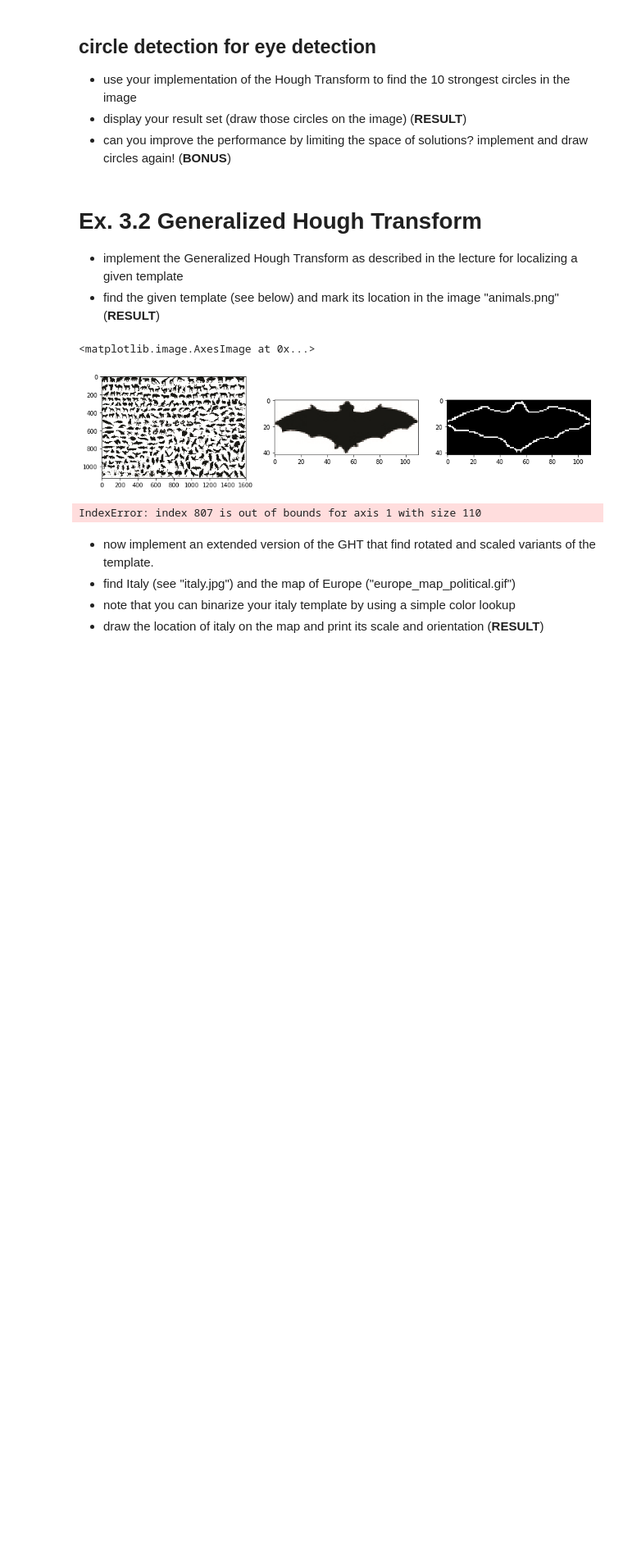
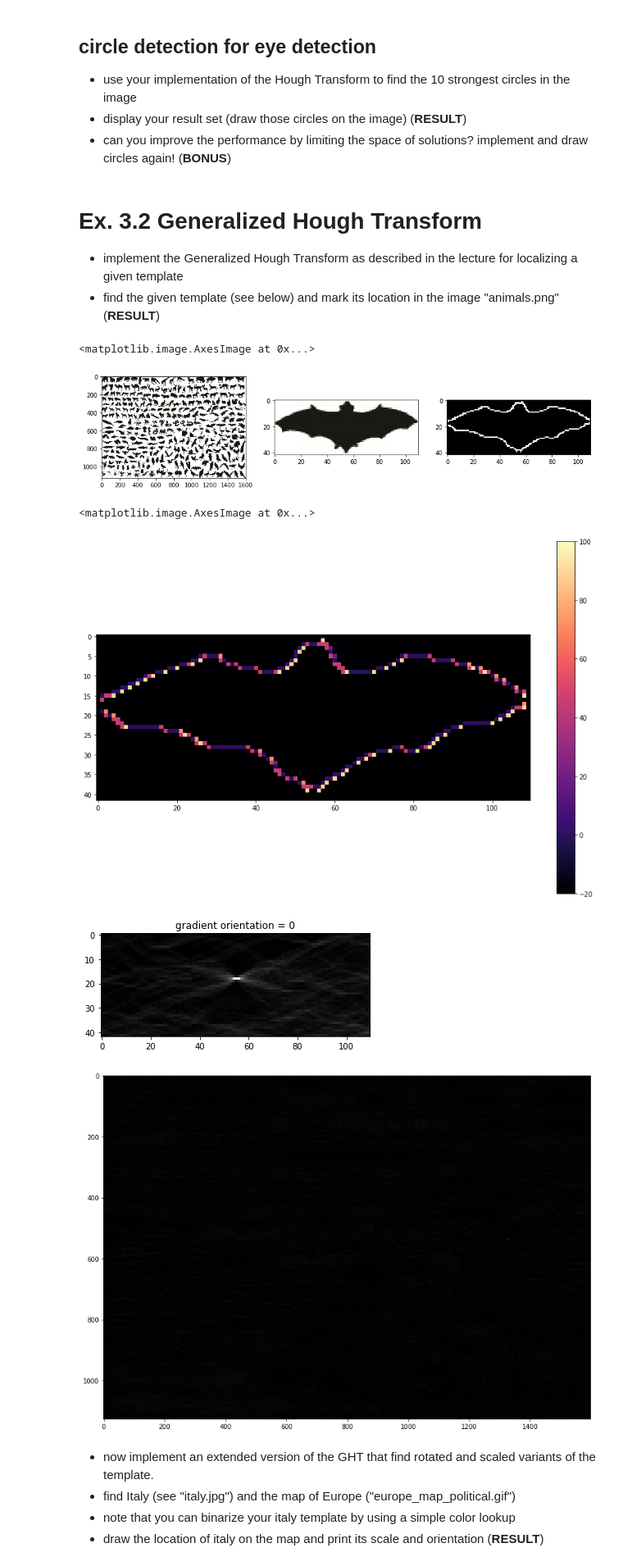
Before and after one commit to YJ14/Computer-Vision-2018, a Jupyter notebook: 03_HoughTransform.ipynb, the cells around one changed output. Shown at 82% size. Drawn from its saved outputs; the diff is of its cells as text; code cells hidden in the pictures; blank space fills up the shorter version.

Commit message:
General Hough Form not finished yet. Last step of localizing the template is still TODO

```diff
--- a/03_HoughTransform.ipynb
+++ b/03_HoughTransform.ipynb
@@ -240,14 +240,15 @@ from collections import defaultdict
 import numpy as np
 from skimage import io, data, feature, color
 
-def get_gradient(photo):
-    photo_gray = color.rgb2gray(photo)
-    sobelx = np.array([[-1,0,1], [-2,0,2], [-1,0,1]])
-    sobely = np.array([[1,2,1], [0,0,0], [-1,-2,-1]])
-    sx = ndimage.convolve(photo, sobelx)
-    sy = ndimage.convolve(photo, sobely)
-    gradient = np.arctan2(sy,sx)*180 / np.pi
-    return gradient
+def canny_gradient(image):
+    image_gray=color.rgb2gray(image)
+    sobelx=np.array([[-1,0,1],[-2,0,2],[-1,0,1]])
+    sobely=np.array([[1,2,1],[0,0,0],[-1,-2,-1]])
+    edge = filter.canny(image_gray, 2)
+    sx=ndimage.convolve(edge, sobelx)
+    sy=ndimage.convolve(edge, sobely)
+    gradient=np.arctan2(sy,sx)* 180 / np.pi
+    return edge,gradient
 
 def template_origin(template):
     x0=0
@@ -279,46 +280,83 @@ def get_accumulator(image, gradient):
         for x in range(image.shape[1]):
             if image[y,x]:
                 for r in r_table[gradient[y,x]]:
                     accum_y, accum_x = y+r[0], x+r[1]
                     if accum_y < accumulator.shape[0] and accum_x < accumulator.shape[1]:
                         accumulator[accum_y, accum_x] += 1
     return accumulator
 
 
-def localize_image(animals, accumulator):
+
+
+edge, gradient = get_gradient(bat)
+origin = template_origin(edge)
+r_table = calculate_r_table(edge, gradient, origin)
+
+#Tests the r-table by drawing the points
+def test_r_table(r):
+    test = np.zeros(bat.shape)
+    test = test-20
+    for key,values in r.items():
+        for value in values:
+            test[origin[0]-value[0], origin[1]-value[1]] = key
+    test = test[:,:,0]
+    fig = plt.figure(figsize=(15, 10))
+    imgplot = plt.imshow(test, cmap="magma", vmin=-20, vmax=100)
+    plt.colorbar()
+
+
+test_r_table(r_table)
+
+
+def localize_image(animals, bat_accumulator):
 
     fig = plt.figure(figsize=(40, 28))
     fig.add_subplot(2,2,4)
-    plt.title('Detection')
+    plt.title('Template Detection')
     plt.imshow(animals)
 
-    n = find_n_local_maxima(accumulator, 10)
+    n = find_n_local_maxima(bat_accumulator, 50)
     print(n)
     ys = []
     xs = []
     for x,y in n:
         xs.append(x)
         ys.append(y)
 
     plt.scatter(xs, ys, marker='o', color='r')
     plt.show()
 
 
-#animalss = io.imread('images/animals.png')
-#animals_gradient = get_gradient(animalss)
-animals_gray = color.rgb2gray(animals)
-animals_edge = feature.canny(color.rgb2gray(animals), 2)
 
 
+fig1 = plt.figure(figsize=(20, 15))
+x = plt.subplot(1, 3, 3)
+x.set_title('gradient orientation = 0')
 
-gradient = get_gradient(bat_edge)
-origin = template_origin(bat_edge)
-r_table = calculate_r_table(bat_edge, gradient, origin)
-accumulator = get_accumulator(animals_edge, gradient)
+# Localize the template with three different gradiants
+template = np.zeros(edge.shape)
 
-localize_image(animals, accumulator)
+template[25,25] = 1
+temaplte_gradient[25,25] = 0
+
+bat_accumulator = get_accumulator(edge, temaplte_gradient)
+x.imshow(bat_accumulator)
+
+fig = plt.figure(figsize=(15, 10))
+animals_edge, animals_gradient = get_gradient(animals)
+animals_accumulator = get_accumulator(animals_edge, animals_gradient)
+
+#print(bat_accumulator.shape)
+#print(animals_accumulator.shape)
+
+plt.imshow(animals_accumulator)
+
+#localize_image(animals, bat_accumulator)
 # %% [output]
-IndexError: index 807 is out of bounds for axis 1 with size 110
+<matplotlib.image.AxesImage at 0x...>
+[figure, added]
+[figure, added]
+[figure, added]
 # %% [markdown]
 * now implement an extended version of the GHT that find rotated and scaled variants of the template.
 * find Italy (see "italy.jpg") and the map of Europe ("europe_map_political.gif")
```
